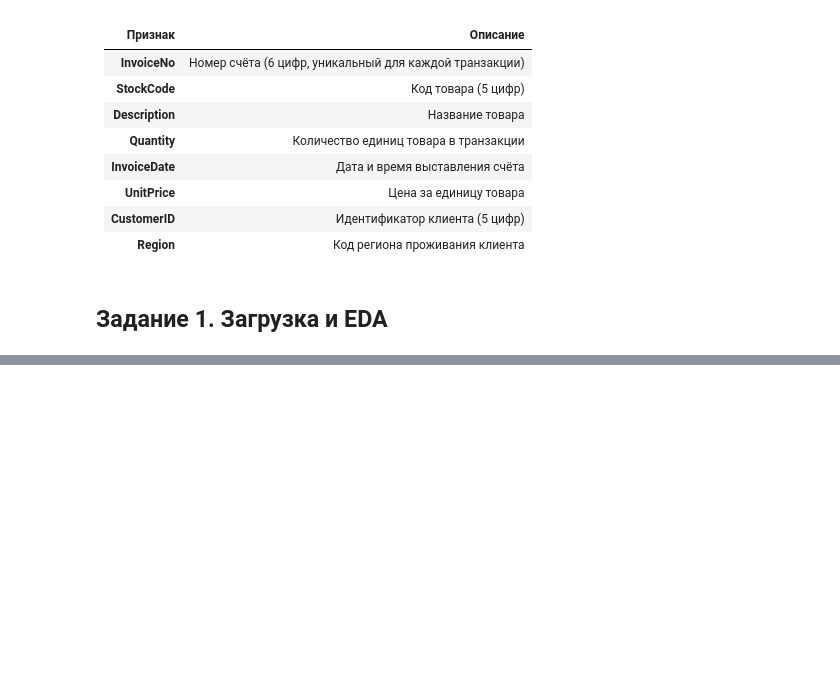
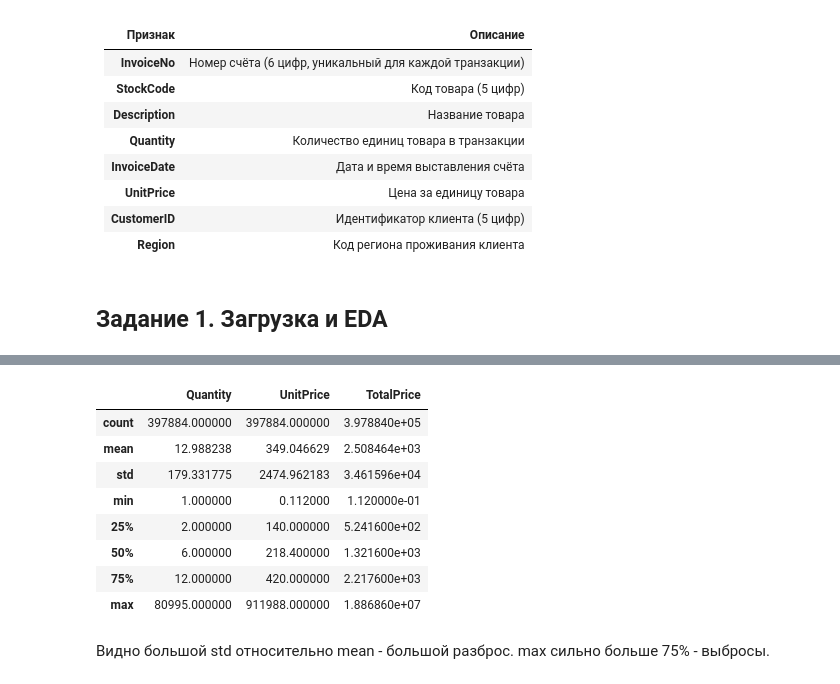
Before and after one commit to RuslanVdovinn/asu, a Jupyter notebook: asu_mo/cluster_analysis/exercise/cluster.ipynb, the cells around one changed output, grey strips where cells are left out. Saved outputs shown, nothing was run; the diff lists cells and outputs as text; code cells hidden in the pictures; blank space fills up the shorter version.

```diff
--- a/asu_mo/cluster_analysis/exercise/cluster.ipynb
+++ b/asu_mo/cluster_analysis/exercise/cluster.ipynb
@@ -47,0 +80,15 @@ data.head()
+# %%
+df[['Quantity', 'UnitPrice', 'TotalPrice']].describe()
+# %% [output]
+|  | Quantity | UnitPrice | TotalPrice |
+| count | 397884.000000 | 397884.000000 | 3.978840e+05 |
+| mean | 12.988238 | 349.046629 | 2.508464e+03 |
+| std | 179.331775 | 2474.962183 | 3.461596e+04 |
+| min | 1.000000 | 0.112000 | 1.120000e-01 |
+| 25% | 2.000000 | 140.000000 | 5.241600e+02 |
+| 50% | 6.000000 | 218.400000 | 1.321600e+03 |
+| 75% | 12.000000 | 420.000000 | 2.217600e+03 |
+| max | 80995.000000 | 911988.000000 | 1.886860e+07 |
+# %% [markdown]
+Видно большой std относительно mean - большой разброс.
+max сильно больше 75% - выбросы.
```
Also changed, not shown: parts of 8 cells of this notebook.
